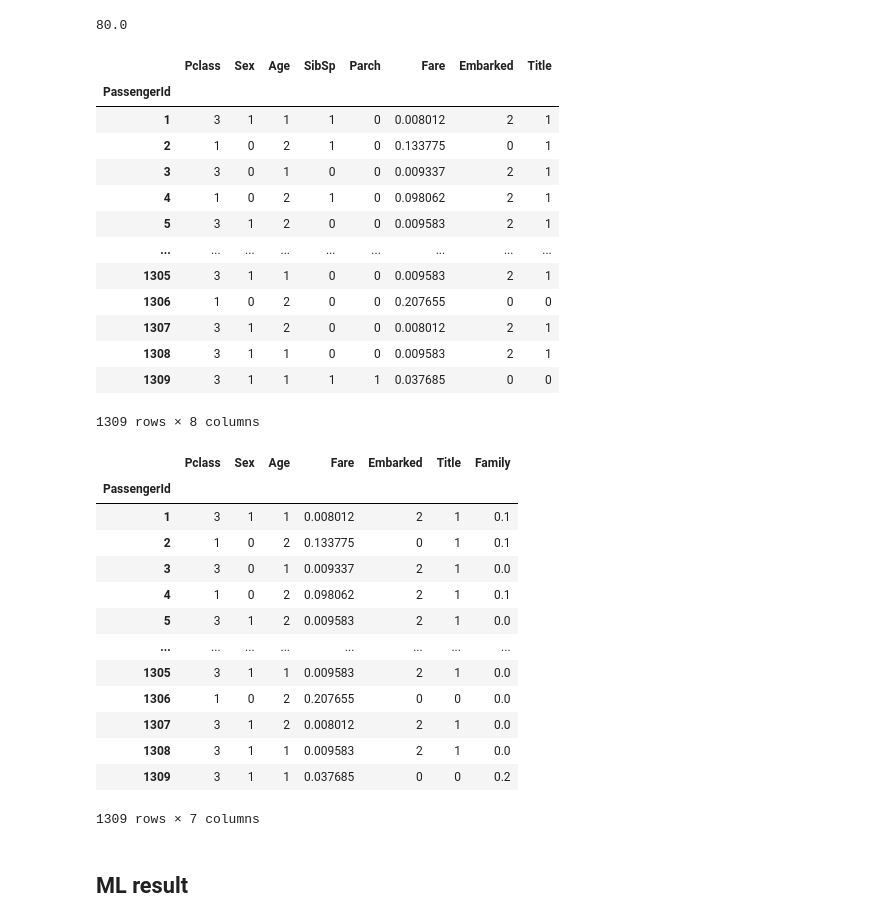
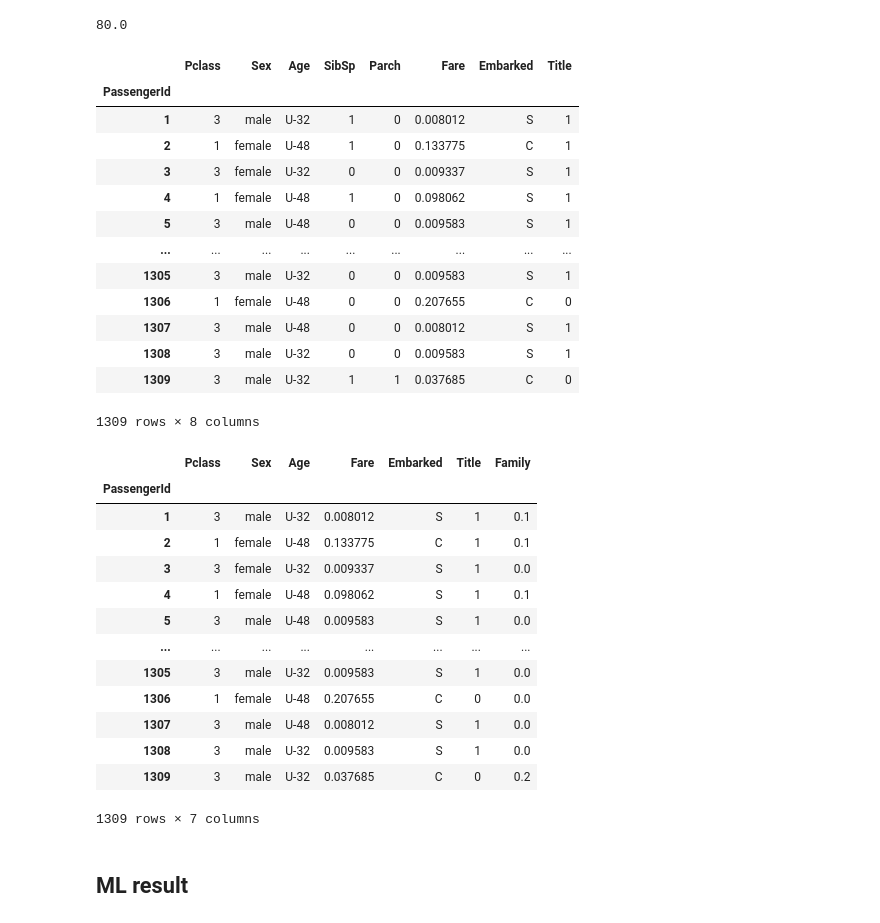
Before and after one commit to Douggy91/Practice-1, a Jupyter notebook: Titanic_Kaggle.ipynb, the cells around one changed output. Drawn from its saved outputs; the diff is of its cells as text; code cells hidden in the pictures.

```diff
--- a/Titanic_Kaggle.ipynb
+++ b/Titanic_Kaggle.ipynb
@@ -153,7 +153,6 @@ df.drop(columns=['Cabin', 'Name','Ticket'], inplace = True)
 # %%
 df['Age'].fillna(value = int(df['Age'].mean()), inplace = True)
 df['Embarked'].fillna(value = 'S', inplace = True)
-df['Embarked'] = LabelEncoder().fit_transform(df[['Embarked']])
 df.head()
 #S =2, Q =1 ,C=0,
 # %% [output]
@@ -167,3 +165,0 @@ df.head()
-# %%
-df['Sex'] = LabelEncoder().fit_transform(df[['Sex']])
-df #male = 1, Female = 0
@@ -201,22 +182,22 @@ df['Age'].max()
 # %% [output]
 80.0
 # %%
-df['Age'] = pd.cut(df['Age'], bins=[0,16,32,48,64,80], labels=['0','1','2','3','4'])
+df['Age'] = pd.cut(df['Age'], bins=[0,16,32,48,64,80], labels=['U-16','U-32','U-48','U-64','A-64'])
 df
 # %% [output]
 |  | Pclass | Sex | Age | SibSp | Parch | Fare | Embarked | Title |
 | PassengerId |  |  |  |  |  |  |  |  |
-| 1 | 3 | 1 | 1 | 1 | 0 | 0.008012 | 2 | 1 |
-| 2 | 1 | 0 | 2 | 1 | 0 | 0.133775 | 0 | 1 |
-| 3 | 3 | 0 | 1 | 0 | 0 | 0.009337 | 2 | 1 |
-| 4 | 1 | 0 | 2 | 1 | 0 | 0.098062 | 2 | 1 |
-| 5 | 3 | 1 | 2 | 0 | 0 | 0.009583 | 2 | 1 |
+| 1 | 3 | male | U-32 | 1 | 0 | 0.008012 | S | 1 |
+| 2 | 1 | female | U-48 | 1 | 0 | 0.133775 | C | 1 |
+| 3 | 3 | female | U-32 | 0 | 0 | 0.009337 | S | 1 |
+| 4 | 1 | female | U-48 | 1 | 0 | 0.098062 | S | 1 |
+| 5 | 3 | male | U-48 | 0 | 0 | 0.009583 | S | 1 |
 | ... | ... | ... | ... | ... | ... | ... | ... | ... |
-| 1305 | 3 | 1 | 1 | 0 | 0 | 0.009583 | 2 | 1 |
-| 1306 | 1 | 0 | 2 | 0 | 0 | 0.207655 | 0 | 0 |
-| 1307 | 3 | 1 | 2 | 0 | 0 | 0.008012 | 2 | 1 |
-| 1308 | 3 | 1 | 1 | 0 | 0 | 0.009583 | 2 | 1 |
-| 1309 | 3 | 1 | 1 | 1 | 1 | 0.037685 | 0 | 0 |
+| 1305 | 3 | male | U-32 | 0 | 0 | 0.009583 | S | 1 |
+| 1306 | 1 | female | U-48 | 0 | 0 | 0.207655 | C | 0 |
+| 1307 | 3 | male | U-48 | 0 | 0 | 0.008012 | S | 1 |
+| 1308 | 3 | male | U-32 | 0 | 0 | 0.009583 | S | 1 |
+| 1309 | 3 | male | U-32 | 1 | 1 | 0.037685 | C | 0 |
 1309 rows × 8 columns
 # %%
 df['Family'] = df['SibSp'] + df['Parch']
@@ -226,15 +207,15 @@ df
 # %% [output]
 |  | Pclass | Sex | Age | Fare | Embarked | Title | Family |
 | PassengerId |  |  |  |  |  |  |  |
-| 1 | 3 | 1 | 1 | 0.008012 | 2 | 1 | 0.1 |
-| 2 | 1 | 0 | 2 | 0.133775 | 0 | 1 | 0.1 |
-| 3 | 3 | 0 | 1 | 0.009337 | 2 | 1 | 0.0 |
-| 4 | 1 | 0 | 2 | 0.098062 | 2 | 1 | 0.1 |
-| 5 | 3 | 1 | 2 | 0.009583 | 2 | 1 | 0.0 |
+| 1 | 3 | male | U-32 | 0.008012 | S | 1 | 0.1 |
+| 2 | 1 | female | U-48 | 0.133775 | C | 1 | 0.1 |
+| 3 | 3 | female | U-32 | 0.009337 | S | 1 | 0.0 |
+| 4 | 1 | female | U-48 | 0.098062 | S | 1 | 0.1 |
+| 5 | 3 | male | U-48 | 0.009583 | S | 1 | 0.0 |
 | ... | ... | ... | ... | ... | ... | ... | ... |
-| 1305 | 3 | 1 | 1 | 0.009583 | 2 | 1 | 0.0 |
-| 1306 | 1 | 0 | 2 | 0.207655 | 0 | 0 | 0.0 |
-| 1307 | 3 | 1 | 2 | 0.008012 | 2 | 1 | 0.0 |
-| 1308 | 3 | 1 | 1 | 0.009583 | 2 | 1 | 0.0 |
-| 1309 | 3 | 1 | 1 | 0.037685 | 0 | 0 | 0.2 |
+| 1305 | 3 | male | U-32 | 0.009583 | S | 1 | 0.0 |
+| 1306 | 1 | female | U-48 | 0.207655 | C | 0 | 0.0 |
+| 1307 | 3 | male | U-48 | 0.008012 | S | 1 | 0.0 |
+| 1308 | 3 | male | U-32 | 0.009583 | S | 1 | 0.0 |
+| 1309 | 3 | male | U-32 | 0.037685 | C | 0 | 0.2 |
 1309 rows × 7 columns
```
Also changed, not shown: parts of 8 cells of this notebook.
